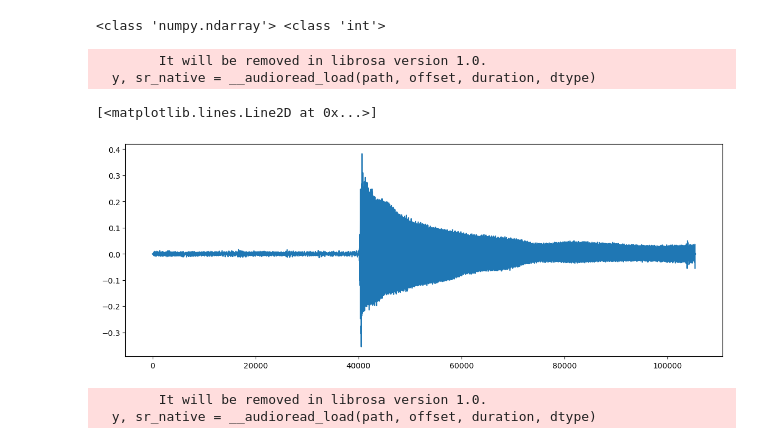
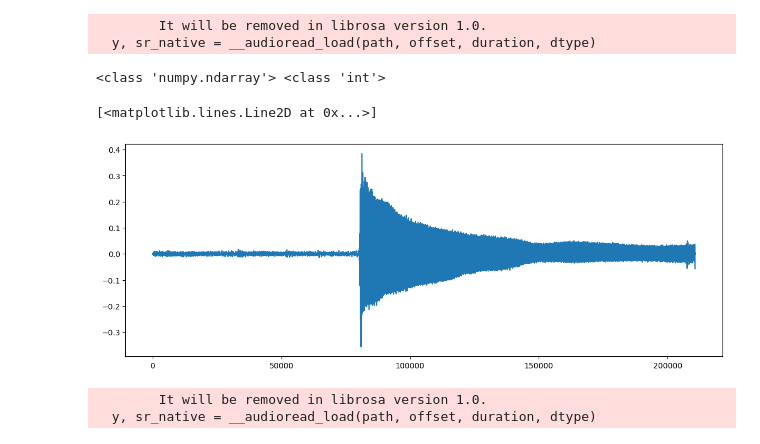
Before and after one commit to brash99/phys340, a Jupyter notebook: JupyterNotebooks/Fourier_Series/graph_fourier_guitar.ipynb, the cells around one changed output. Saved outputs shown, nothing was run; the diff lists cells and outputs as text; code cells hidden in the pictures.

```diff
--- a/JupyterNotebooks/Fourier_Series/graph_fourier_guitar.ipynb
+++ b/JupyterNotebooks/Fourier_Series/graph_fourier_guitar.ipynb
@@ -16,36 +30,38 @@ if (sys_values):
 # %%
 import librosa
 
 choice = 3
 
 if (choice == 1):
     audio_path = '/Users/brash/Phys340/JupyterNotebooks/Fourier_Series/GuitarSamples/LowE.mp4'
     start_time = 2.18
 elif (choice == 2):
     audio_path = '/Users/brash/Phys340/JupyterNotebooks/Fourier_Series/GuitarSamples/MidE.mp4'
     start_time = 2.38
 elif (choice == 3):
     audio_path = '/Users/brash/Phys340/JupyterNotebooks/Fourier_Series/GuitarSamples/HighE.mp4'
     start_time = 1.88
 
-import audioread.ffdec
-aro = audioread.ffdec.FFmpegAudioFile(audio_path)
-x, sr = librosa.load(aro)
+#import audioread.ffdec
+#aro = audioread.ffdec.FFmpegAudioFile(audio_path)
+#x, sr = librosa.load(aro)
+
+x, sr = librosa.load(audio_path, sr=None)
 
 print(type(x), type(sr))
 
 import matplotlib.pyplot as plt
 plt.figure(figsize=(14, 5))
 
 import librosa.display
 
 plt.plot(x)
 # %% [output]
-<class 'numpy.ndarray'> <class 'int'>
+        It will be removed in librosa version 1.0.
+  y, sr_native = __audioread_load(path, offset, duration, dtype)
-        It will be removed in librosa version 1.0.
-  y, sr_native = __audioread_load(path, offset, duration, dtype)
+<class 'numpy.ndarray'> <class 'int'>
 [<matplotlib.lines.Line2D at 0x...>]
-[figure, old version]
+[figure, new version]
 # %%
 y, sr = librosa.load(audio_path, offset=start_time,duration=3.20,sr=None)
 
```
Also changed, not shown: parts of 1 cell of this notebook, 1 other file.
